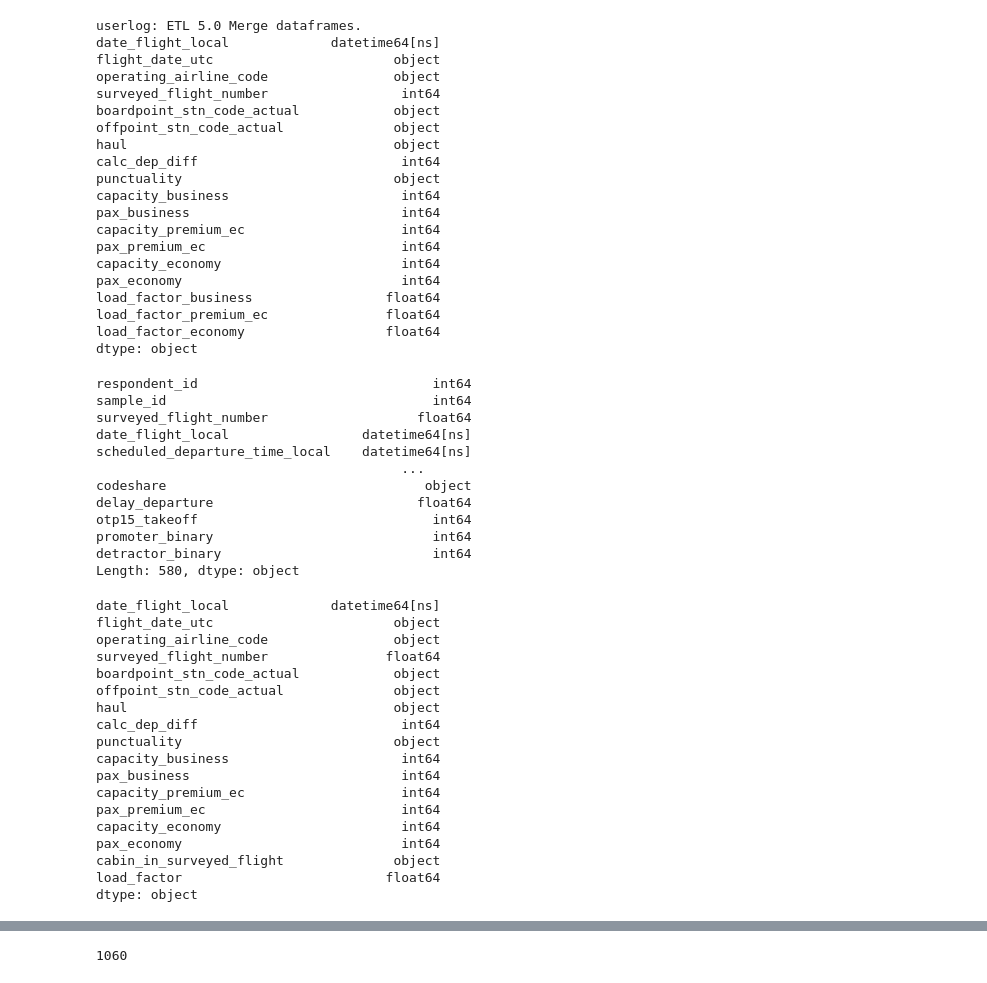
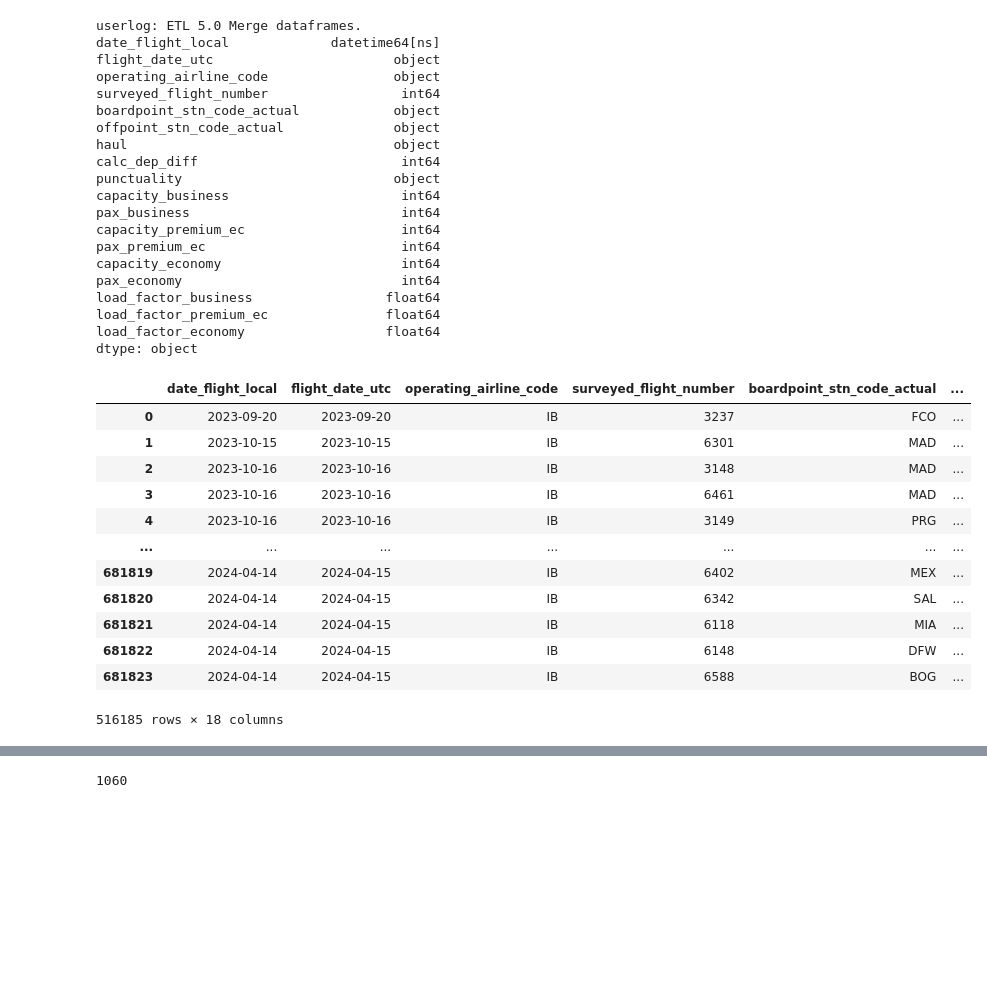
Before and after one commit to nomadicsenseis/AI_Explanatory_Drivers-VS_past_pipeline, a Jupyter notebook: develop/Debug_pipeline.ipynb, the cells around one changed output, grey strips where cells are left out. Drawn from its saved outputs; the diff is of its cells as text; code cells hidden in the pictures; blank space fills up the shorter version.

```diff
--- a/develop/Debug_pipeline.ipynb
+++ b/develop/Debug_pipeline.ipynb
@@ -905,40 +943,20 @@ load_factor_business                 float64
 load_factor_premium_ec               float64
 load_factor_economy                  float64
 dtype: object
-# %%
-print(df_nps_historic.dtypes)
-# %% [output]
-respondent_id                              int64
-sample_id                                  int64
-surveyed_flight_number                   float64
-date_flight_local                 datetime64[ns]
-scheduled_departure_time_local    datetime64[ns]
-                                       ...
-codeshare                                 object
-delay_departure                          float64
-otp15_takeoff                              int64
-promoter_binary                            int64
-detractor_binary                           int64
-Length: 580, dtype: object
-# %%
-print(df_long.dtypes)
-# %% [output]
-date_flight_local             datetime64[ns]
-flight_date_utc                       object
-operating_airline_code                object
-surveyed_flight_number               float64
-boardpoint_stn_code_actual            object
-offpoint_stn_code_actual              object
-haul                                  object
-calc_dep_diff                          int64
-punctuality                           object
-capacity_business                      int64
-pax_business                           int64
-capacity_premium_ec                    int64
-pax_premium_ec                         int64
-capacity_economy                       int64
-pax_economy                            int64
-cabin_in_surveyed_flight              object
-load_factor                          float64
-dtype: object
+# %%
+df_lf_historic
+# %% [output]
+|  | date_flight_local | flight_date_utc | operating_airline_code | surveyed_flight_number | boardpoint_stn_code_actual | ... |
+| 0 | 2023-09-20 | 2023-09-20 | IB | 3237 | FCO | ... |
+| 1 | 2023-10-15 | 2023-10-15 | IB | 6301 | MAD | ... |
+| 2 | 2023-10-16 | 2023-10-16 | IB | 3148 | MAD | ... |
+| 3 | 2023-10-16 | 2023-10-16 | IB | 6461 | MAD | ... |
+| 4 | 2023-10-16 | 2023-10-16 | IB | 3149 | PRG | ... |
+| ... | ... | ... | ... | ... | ... | ... |
+| 681819 | 2024-04-14 | 2024-04-15 | IB | 6402 | MEX | ... |
+| 681820 | 2024-04-14 | 2024-04-15 | IB | 6342 | SAL | ... |
+| 681821 | 2024-04-14 | 2024-04-15 | IB | 6118 | MIA | ... |
+| 681822 | 2024-04-14 | 2024-04-15 | IB | 6148 | DFW | ... |
+| 681823 | 2024-04-14 | 2024-04-15 | IB | 6588 | BOG | ... |
+516185 rows × 18 columns
 # %%
```
Also changed, not shown: parts of 18 cells of this notebook, 1 other file.
